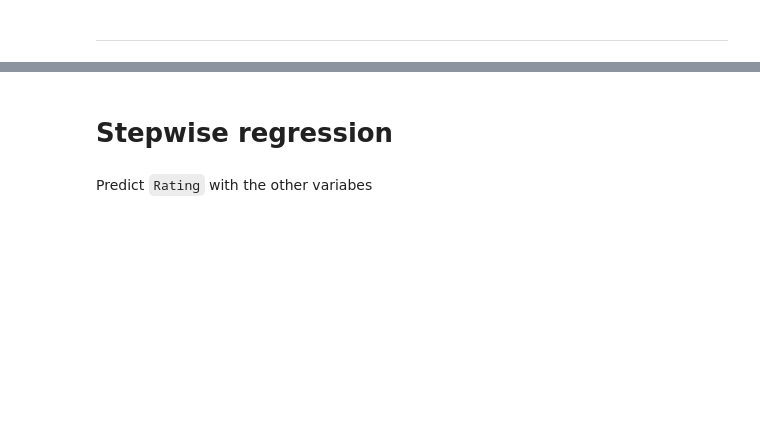
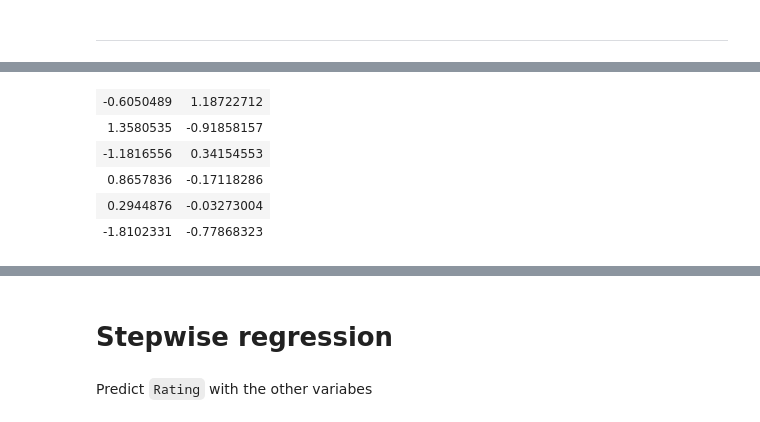
Before and after one commit to erikcs/TA, a Jupyter notebook: 4329_session3.ipynb, the cells around one changed output, grey strips where cells are left out. Drawn from its saved outputs; the diff is of its cells as text; code cells hidden in the pictures; blank space fills up the shorter version.

```diff
--- a/4329_session3.ipynb
+++ b/4329_session3.ipynb
@@ -192,0 +205,12 @@ image(justin50, col = grey(seq(0, 1, length = 256)))
+# %%
+T = 100
+k = 2
+Z = matrix(rnorm(k * T), nrow = T, ncol = k)
+head(Z)
+# %% [output]
+| -0.6050489 | 1.18722712 |
+| 1.3580535 | -0.91858157 |
+| -1.1816556 | 0.34154553 |
+| 0.8657836 | -0.17118286 |
+| 0.2944876 | -0.03273004 |
+| -1.8102331 | -0.77868323 |
```
Also changed, not shown: parts of 24 cells of this notebook.
